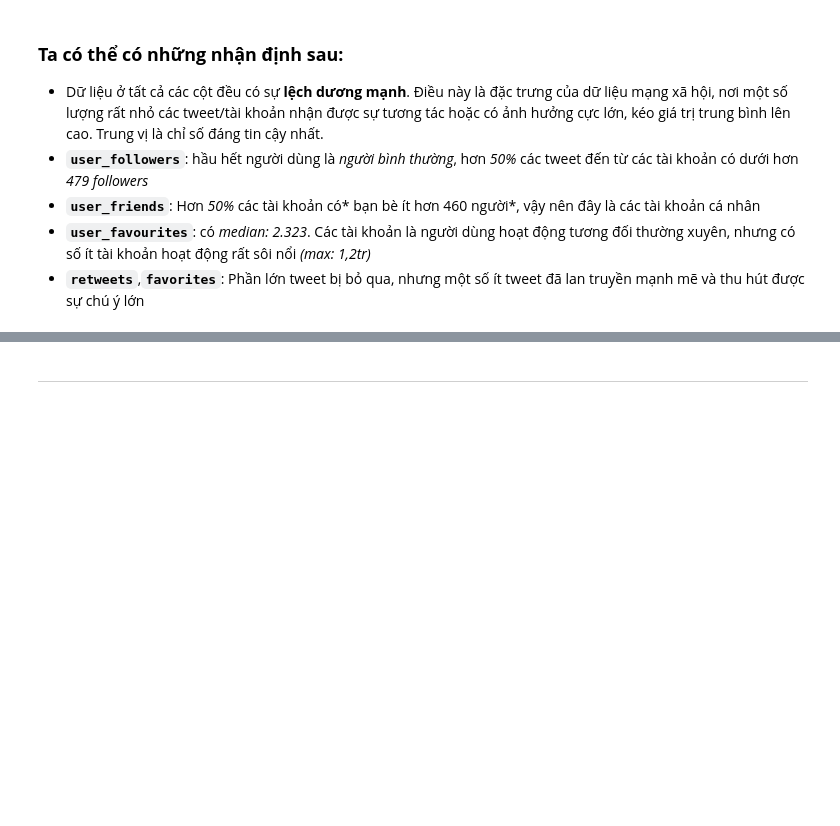
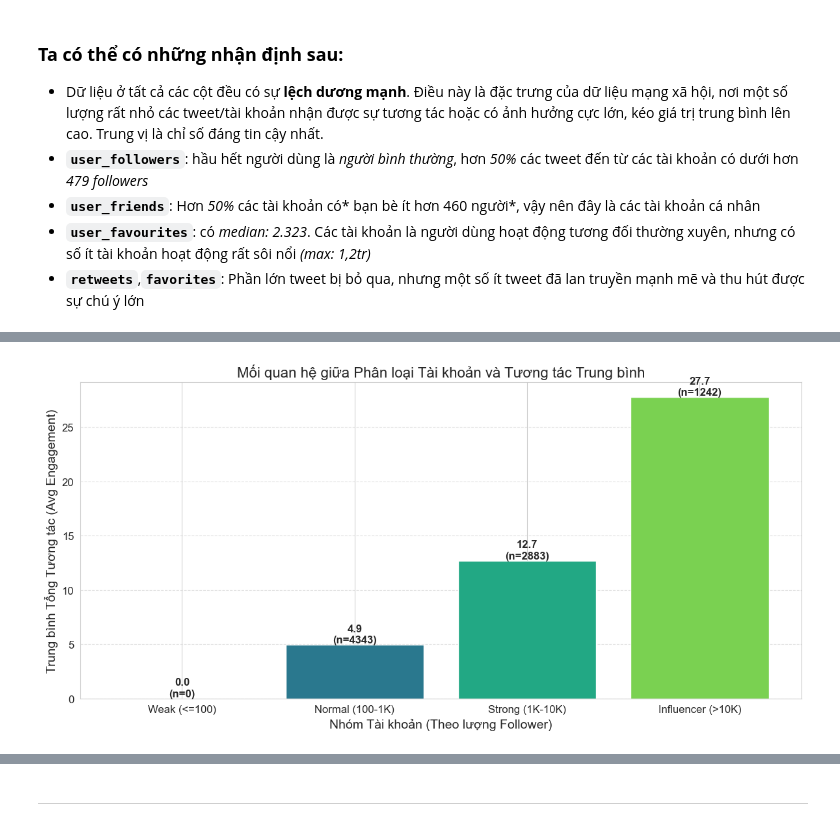
Before and after one commit to tientien01/LTKHDL---Pfizer-Vaccine-Tweets---23120370, a Jupyter notebook: notebooks/01_data_exploration.ipynb, the cells around one changed output, grey strips where cells are left out. Saved outputs shown, nothing was run; the diff lists cells and outputs as text; code cells hidden in the pictures; blank space fills up the shorter version.

```diff
--- a/notebooks/01_data_exploration.ipynb
+++ b/notebooks/01_data_exploration.ipynb
@@ -320,0 +457,20 @@ plt.show()
+# %%
+# Đếm số lượng user trong mỗi nhóm
+unique_classes, counts = np.unique(new_data['acc_class'], return_counts=True)
+print("=== PHÂN BỐ SỐ LƯỢNG USER THEO NHÓM ===")
+for acc_class, count in zip(unique_classes, counts):
+    percentage = (count / len(new_data)) * 100
+    print(f"{acc_class:<12}: {count:>6} users ({percentage:.1f}%)")
+
+# Tính các metrics trung bình theo nhóm
+print("\n=== METRICS TRUNG BÌNH THEO NHÓM ===")
+metrics = ['retweets', 'favorites', 'user_friends', 'user_favourites']
+
+for metric in metrics:
+    print(f"\n--- {metric.upper()} ---")
+    for acc_class in unique_classes:
+        # Lấy mask cho từng nhóm
+        mask = new_data['acc_class'] == acc_class
+        values = new_data[metric][mask].astype(float)
+        mean_val = np.mean(values) if len(values) > 0 else 0
+        print(f"{acc_class:<12}: {mean_val:.2f}")
@@ -320,0 +495,60 @@ plt.show()
+# %%
+import numpy as np
+import matplotlib.pyplot as plt
+import seaborn as sns
+from numpy.lib import recfunctions as rfn
+
+# Giả sử new_data đã có các cột 'acc_class' và 'engagement'
+# Nếu chưa có, hãy đảm bảo bạn đã chạy các bước tạo cột trước đó.
+
+# 1. Chuẩn bị dữ liệu
+# Lấy các nhãn nhóm duy nhất và định nghĩa thứ tự logic
+# week <= 100, norm 100-1000, strong 1000-10000, influencer > 10000
+ordered_classes = ['week', 'norm', 'strong', 'influencer']
+class_labels_display = ['Weak (<=100)', 'Normal (100-1K)', 'Strong (1K-10K)', 'Influencer (>10K)']
+
+# 2. Tính Engagement trung bình cho mỗi nhóm
+avg_eng_by_class = []
+counts_by_class = []
+
+for cls in ordered_classes:
+    # Tạo mask lọc dữ liệu theo nhóm
+    mask = new_data['acc_class'] == cls
+
+    if np.sum(mask) > 0:
+        avg_eng = np.mean(new_data['engagement'][mask])
+        count = np.sum(mask)
+    else:
+        avg_eng = 0
+        count = 0
+
+    avg_eng_by_class.append(avg_eng)
+    counts_by_class.append(count)
+
+# 3. Vẽ biểu đồ so sánh
+plt.figure(figsize=(12, 6))
+
+# Vẽ biểu đồ cột
+bars = plt.bar(class_labels_display, avg_eng_by_class, color=sns.color_palette('viridis', 4))
+
+plt.title('Mối quan hệ giữa Phân loại Tài khoản và Tương tác Trung bình', fontsize=16)
+plt.xlabel('Nhóm Tài khoản (Theo lượng Follower)', fontsize=14)
+plt.ylabel('Trung bình Tổng Tương tác (Avg Engagement)', fontsize=14)
+plt.grid(axis='y', linestyle='--', alpha=0.6)
+
+# Hiển thị giá trị trên mỗi cột
+for bar, val, count in zip(bars, avg_eng_by_class, counts_by_class):
+    height = bar.get_height()
+    plt.text(bar.get_x() + bar.get_width()/2, height,
+             f'{val:.1f}\n(n={count})',
+             ha='center', va='bottom', fontweight='bold')
+
+plt.tight_layout()
+plt.show()
+
+# 4. In nhận xét sơ bộ
+print("=== KẾT QUẢ PHÂN TÍCH ===")
+for label, val in zip(class_labels_display, avg_eng_by_class):
+    print(f"Nhóm {label:<20}: Trung bình {val:.2f} tương tác/tweet")
+# %% [output]
+[figure, added]
```
Also changed, not shown: parts of 40 cells of this notebook.
